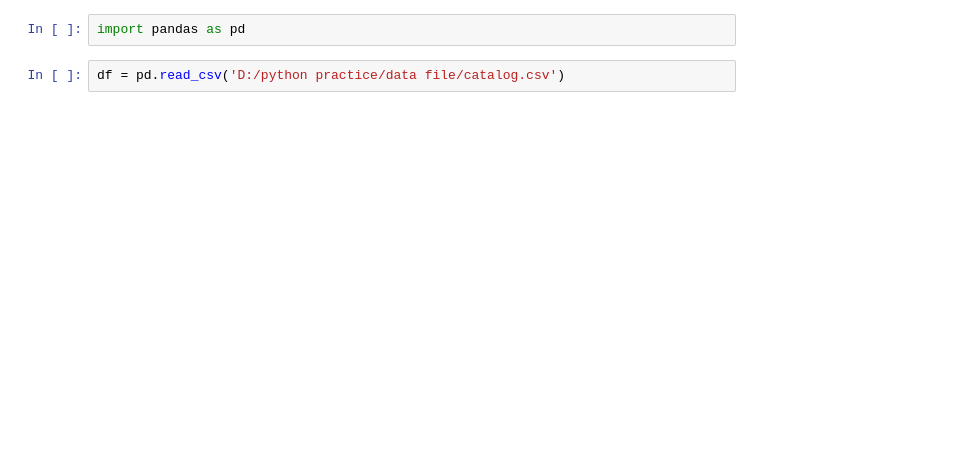
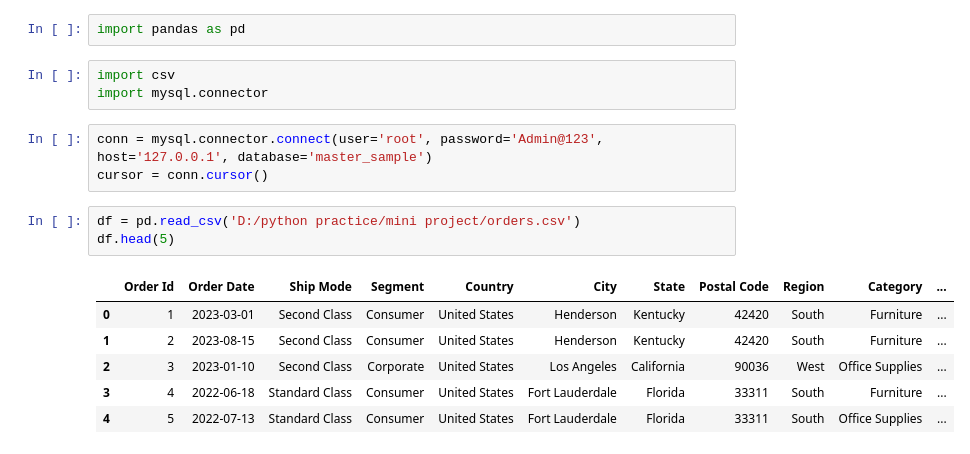
Before and after one commit to parivallalShanmugam/my_rough_work_file, a Jupyter notebook: training/test2.ipynb, the cells around one changed output. Cells and saved outputs as stored; diff of their text form; blank space fills up the shorter version.

```diff
--- a/training/test2.ipynb
+++ b/training/test2.ipynb
@@ -1,4 +1,18 @@
 # %%
 import pandas as pd
+# %%
+import csv
+import mysql.connector
+# %%
+conn = mysql.connector.connect(user='root', password='Admin@123', host='127.0.0.1', database='master_sample')
+cursor = conn.cursor()
 # %%
-df = pd.read_csv('D:/python practice/data file/catalog.csv')
+df = pd.read_csv('D:/python practice/mini project/orders.csv')
+df.head(5)
+# %% [output]
+|  | Order Id | Order Date | Ship Mode | Segment | Country | City | State | Postal Code | Region | Category | ... |
+| 0 | 1 | 2023-03-01 | Second Class | Consumer | United States | Henderson | Kentucky | 42420 | South | Furniture | ... |
+| 1 | 2 | 2023-08-15 | Second Class | Consumer | United States | Henderson | Kentucky | 42420 | South | Furniture | ... |
+| 2 | 3 | 2023-01-10 | Second Class | Corporate | United States | Los Angeles | California | 90036 | West | Office Supplies | ... |
+| 3 | 4 | 2022-06-18 | Standard Class | Consumer | United States | Fort Lauderdale | Florida | 33311 | South | Furniture | ... |
+| 4 | 5 | 2022-07-13 | Standard Class | Consumer | United States | Fort Lauderdale | Florida | 33311 | South | Office Supplies | ... |
```
Also changed, not shown: parts of 20 cells of this notebook, 18 other files.
